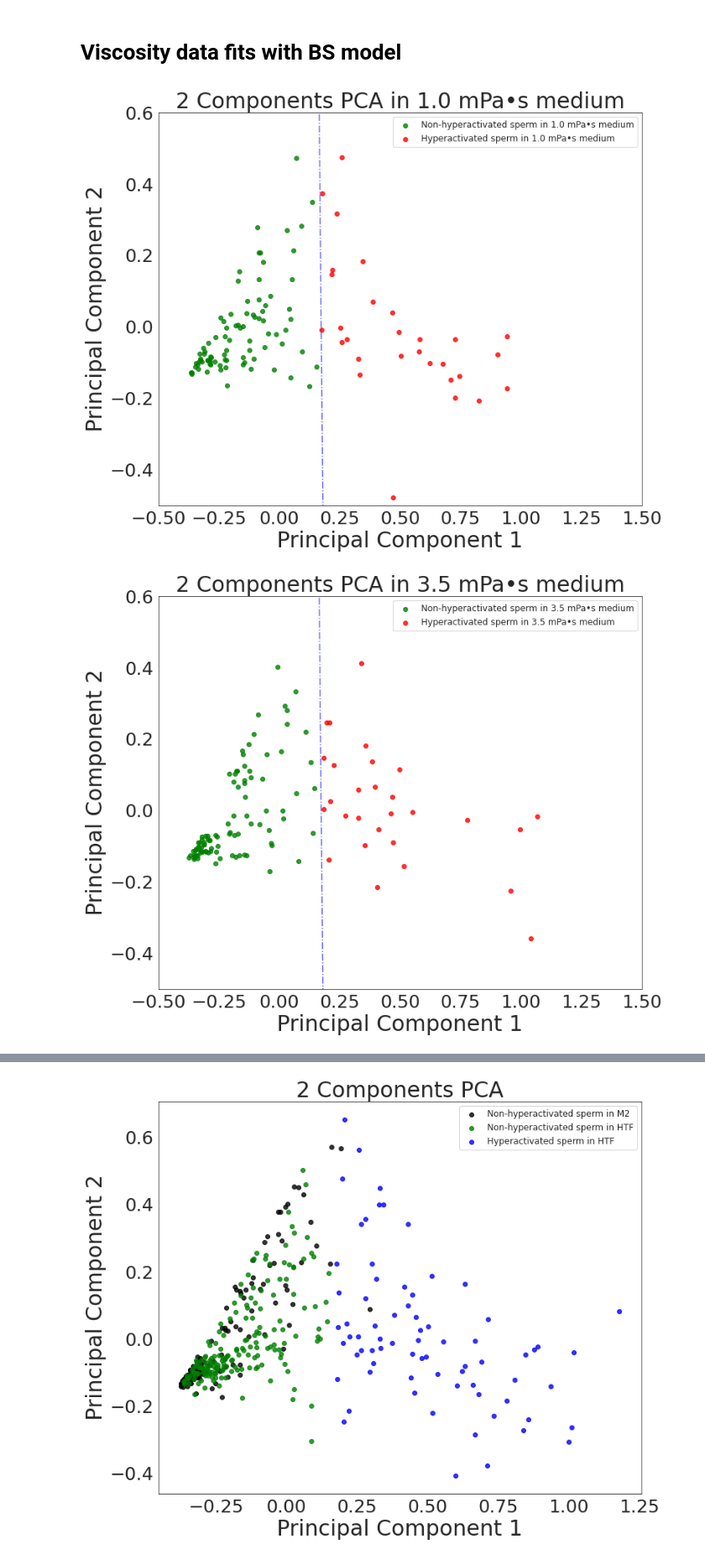
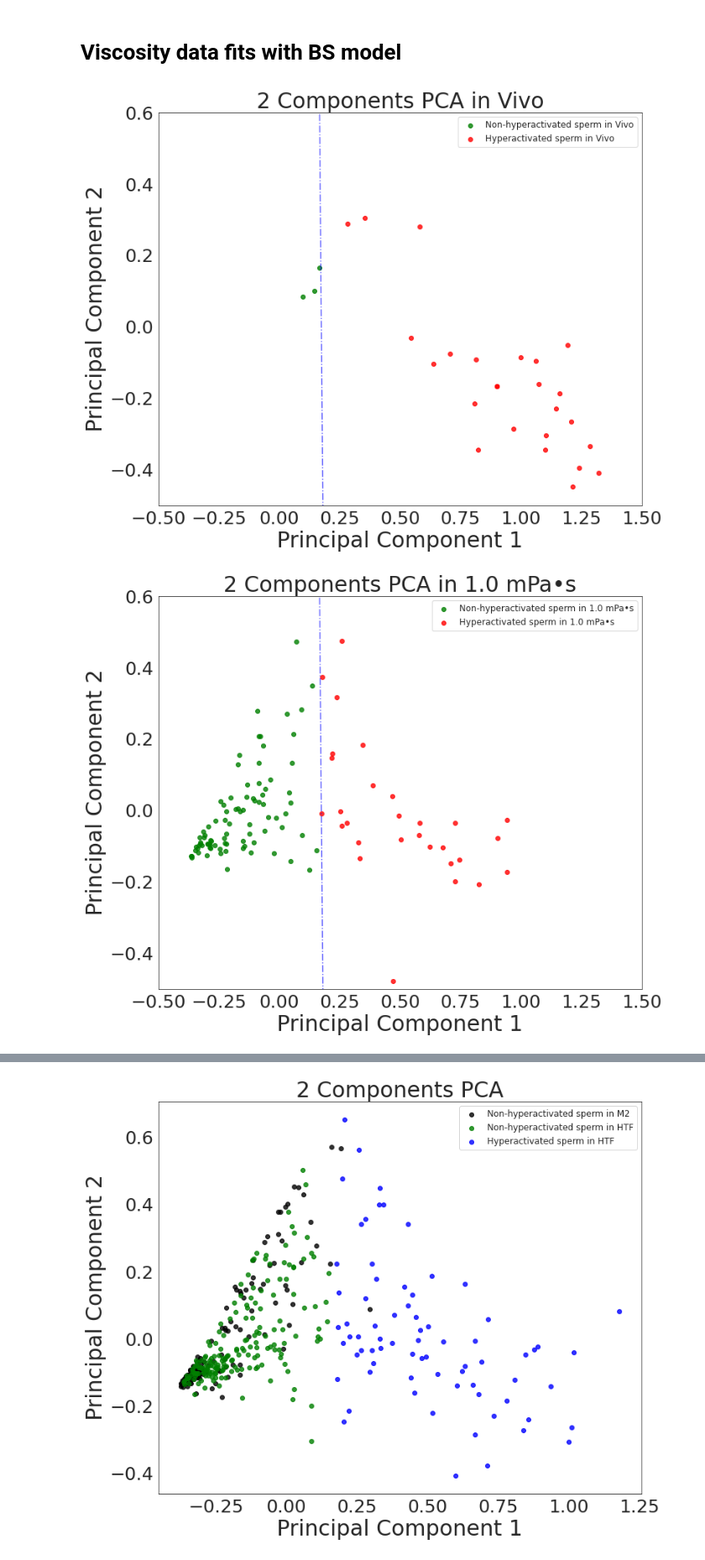
Before and after one commit to YZCUS/py-SpermTracking, a Jupyter notebook: 071422_feature_extraction.ipynb, the cells around one changed output, grey strips where cells are left out. Shown at 84% size. Cells and saved outputs as stored; diff of their text form; code cells hidden in the pictures.

```diff
--- a/071422_feature_extraction.ipynb
+++ b/071422_feature_extraction.ipynb
@@ -241,7 +241,7 @@ principalDF_all=pd.concat([principalDF_all,df_all],axis=1)
 # %%
 # Configure the Bootstrap
 n_iterations = 2000
-n_size = int(len(mm_pca_HTF_non)*0.7)
+n_size = int(len(mm_pca_HTF_non)*0.8)
 data=mm_pca_HTF_non
 # %%
 # Run Bootstrap
@@ -322,3 +322,24 @@ def isRight(m,b,x,y):
 isRight(m,b,LC[0],LC[1]),isRight(m,b,RC[0],RC[1])
 # %% [output]
 (False, True)
+# %%
+sns.set_style('white')
+fig = plt.figure(figsize = (12,10))
+ax = fig.add_subplot(1,1,1)
+ax.set_title('2 Components PCA', fontsize = 30)
+for i in range(seg[0]):
+    kdot=ax.scatter(principalDF_all.loc[i,'principal component 1'],principalDF_all.loc[i,'principal component 2'],c='k',alpha=0.8)
+for i in range(len(mm_pca_HTF_non)):
+    if isRight(m,b,principalDF_all.loc[seg[0]+i,'principal component 1'],principalDF_all.loc[seg[0]+i,'principal component 2']):
+        bdot=ax.scatter(principalDF_all.loc[seg[0]+i,'principal component 1'],principalDF_all.loc[seg[0]+i,'principal component 2'],c='b',alpha=0.8)
+    else:
+        gdot=ax.scatter(principalDF_all.loc[seg[0]+i,'principal component 1'],principalDF_all.loc[seg[0]+i,'principal component 2'],c='g',alpha=0.8)
+ax.set_xlabel('Principal Component 1', fontsize = 30)
+ax.set_ylabel('Principal Component 2', fontsize = 30)
+ax.yaxis.set_tick_params(labelsize=25)
+ax.xaxis.set_tick_params(labelsize=25)
+ax.legend([kdot,gdot,bdot],['Non-hyperactivated sperm in M2','Non-hyperactivated sperm in HTF','Hyperactivated sperm in HTF'],fontsize=12)
+plt.plot([(-0.9-b)/m,(0.9-b)/m],[-0.9,0.9],c='r',alpha=0.6,linestyle='-.')
+plt.ylim(-0.5, 0.6)
+plt.savefig('/content/drive/MyDrive/071422_sperm_mod/PCA_Kmean_BS_mod_only')
+plt.show()
@@ -402,7 +433,11 @@ plt.show()
 # %%
 sns.set_style('white')
-fig=plt.figure(figsize=(15,5))
+fig=plt.figure(figsize=(15,9))
 plt.hist(df_bs['Diff (%)'],range=[0,100],color='r',alpha=0.6,bins=100)
+plt.xticks(size=20)
+plt.yticks(size=20)
+plt.xlabel('Error Rate (%)',fontsize=30)
+plt.ylabel('Frequency',fontsize=30)
 plt.savefig('/content/drive/MyDrive/071422_sperm_mod/BS_hist_2000_diff')
 plt.show()
 # %% [output]
@@ -448,37 +483,37 @@ print(a*100,' confidence interval ',lower ,' % and',upper, '%')
 # plotList=[
 #     [mm_pca_M2_non,0,seg[0]],
 #     [mm_pca_HTF_non,seg[0],seg[1]],
 #     [mm_pca_invivo,seg[1],seg[2],'Vivo'],
 #     [mm_pca_HTF_0p0,seg[2],seg[3],'1.0 mPa．s'],
 #     [mm_pca_HTF_0p2,seg[3],seg[4],'3.5 mPa．s'],
 #     [mm_pca_HTF_0p4,seg[4],seg[5],'10.5 mPa．s'],
 #     [mm_pca_HTF_0p6,seg[5],seg[6],'29.4 mPa．s']
 # ]
-HyperRateVis=[]
-for k in range(3,7):
+HyperVis=[]
+for k in range(2,7):
   hyidx,nhyidx=[],[]
   sns.set_style('white')
   fig = plt.figure(figsize = (12,10))
   ax = fig.add_subplot(1,1,1)
-  ax.set_title('2 Components PCA in {} medium'.format(plotList[k][3]), fontsize = 30)
+  ax.set_title('2 Components PCA in {}'.format(plotList[k][3]), fontsize = 30)
   for i in range(len(plotList[k][0])):
       if isRight(m,b,principalDF_all.loc[plotList[k][1]+i,'principal component 1'],principalDF_all.loc[plotList[k][1]+i,'principal component 2']):
           rdot=ax.scatter(principalDF_all.loc[plotList[k][1]+i,'principal component 1'],principalDF_all.loc[plotList[k][1]+i,'principal component 2'],c='r',alpha=0.8)
           hyidx.append(plotList[k][1]+i)
       else:
           gdot=ax.scatter(principalDF_all.loc[plotList[k][1]+i,'principal component 1'],principalDF_all.loc[plotList[k][1]+i,'principal component 2'],c='g',alpha=0.8)
           nhyidx.append(plotList[k][1]+i)
-  HyperRateVis.append(len(hyidx)/len(plotList[k][0])*100)
+  HyperVis.append([len(hyidx),len(nhyidx)])
   ax.set_xlabel('Principal Component 1', fontsize = 30)
   ax.set_ylabel('Principal Component 2', fontsize = 30)
   ax.yaxis.set_tick_params(labelsize=25)
   ax.xaxis.set_tick_params(labelsize=25)
-  ax.legend([gdot,rdot],['Non-hyperactivated sperm in {} medium'.format(plotList[k][3]),'Hyperactivated sperm in {} medium'.format(plotList[k][3])],fontsize=12)
+  ax.legend([gdot,rdot],['Non-hyperactivated sperm in {}'.format(plotList[k][3]),'Hyperactivated sperm in {}'.format(plotList[k][3])],fontsize=12)
   plt.plot([(-0.9-b)/m,(0.9-b)/m],[-0.9,0.9],c='b',alpha=0.6,linestyle='-.')
   plt.xlim(-0.5, 1.5)
   plt.ylim(-0.5, 0.6)
   plt.savefig('/content/drive/MyDrive/071422_sperm_mod/PCA_Kmean_BS_{}.png'.format(plotList[k][3]))
   plt.show()
 # %% [output]
-[figure, old version]
+[figure, new version]
-[figure, old version]
+[figure, new version]
```
Also changed, not shown: parts of 25 cells of this notebook.
